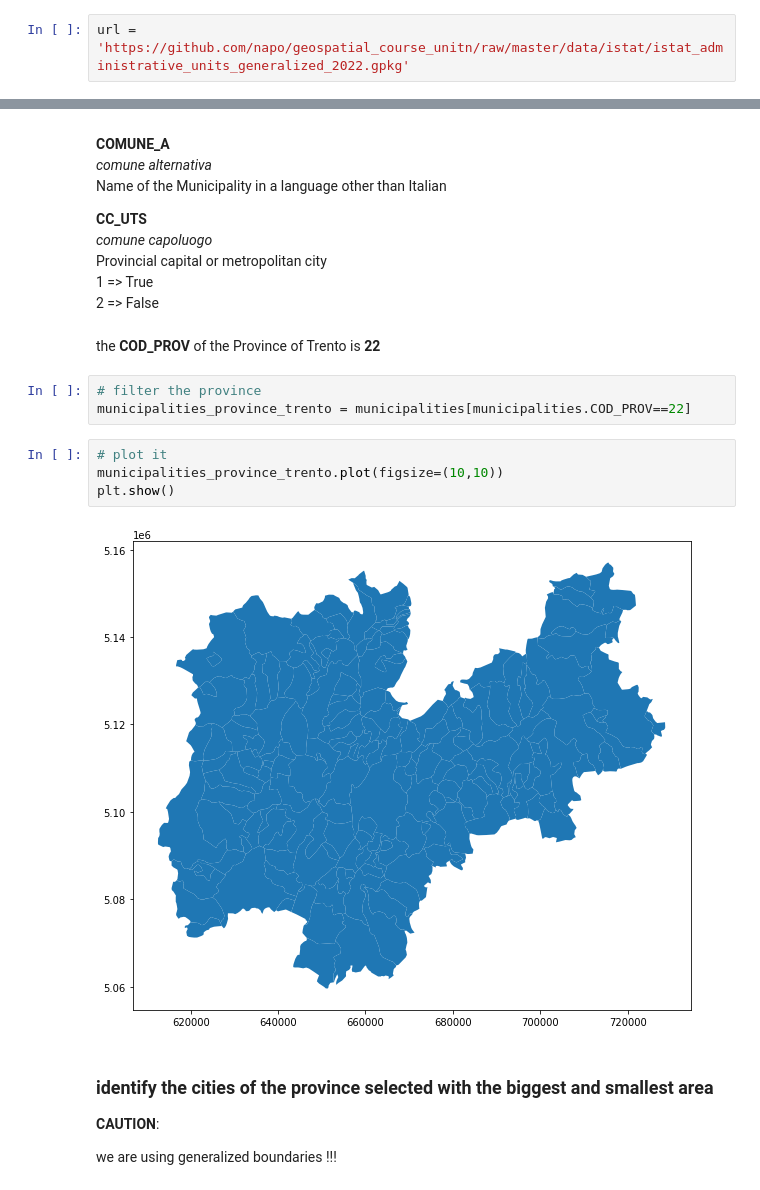
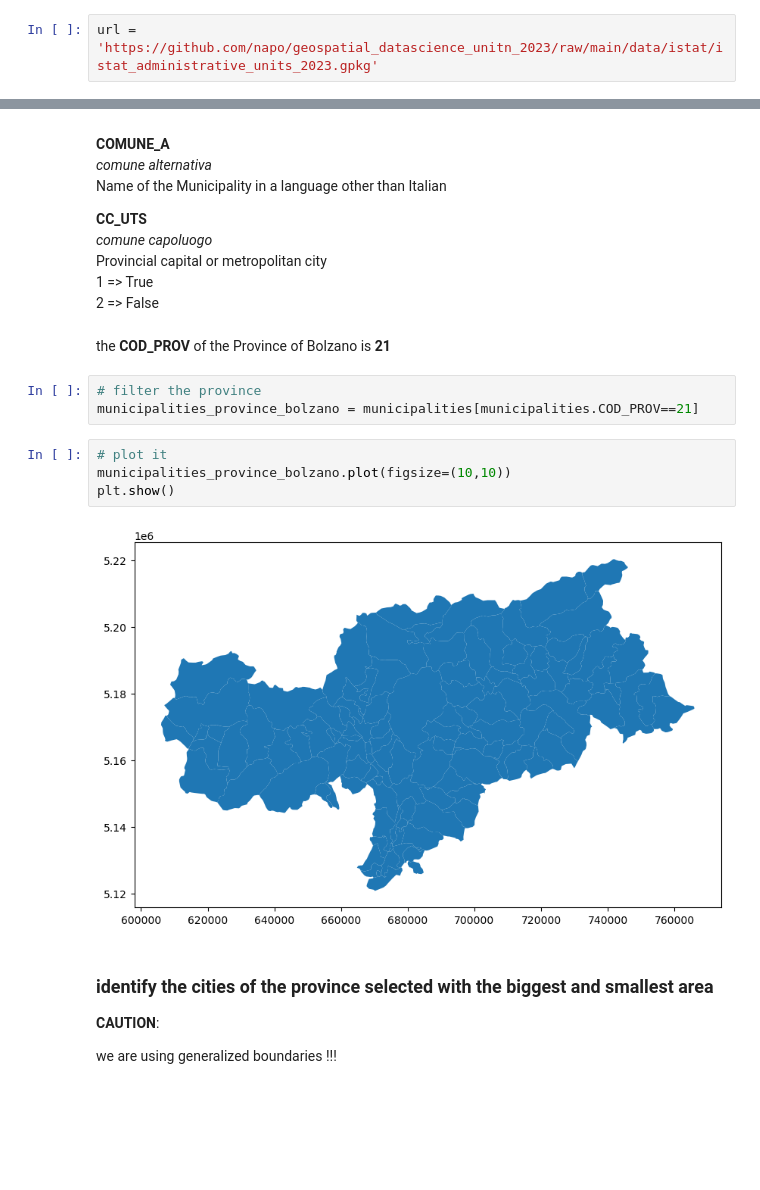
Before and after one commit to napo/geospatial_datascience_unitn_2023, a Jupyter notebook: code/solutions/01_gis_introduction._and_vector_data.ipynb, the cells around one changed output, grey strips where cells are left out. Saved outputs shown, nothing was run; the diff lists cells and outputs as text; blank space fills up the shorter version.

```diff
--- a/code/solutions/01_gis_introduction._and_vector_data.ipynb
+++ b/code/solutions/01_gis_introduction._and_vector_data.ipynb
@@ -60,4 +57,4 @@ In the course material a geopackage file is available with all the shapefiles of
 directory "data"
 # %%
-url = 'https://github.com/napo/geospatial_course_unitn/raw/master/data/istat/istat_administrative_units_generalized_2022.gpkg'
+url = 'https://github.com/napo/geospatial_datascience_unitn_2023/raw/main/data/istat/istat_administrative_units_2023.gpkg'
 # %%
@@ -338,16 +332,16 @@ Provincial capital or metropolitan city<br/>
 1 => True<br/>
 2 => False
 # %% [markdown]
-the **COD_PROV** of the Province of Trento is **22**
+the **COD_PROV** of the Province of Bolzano is **21**
 # %%
 # filter the province
-municipalities_province_trento = municipalities[municipalities.COD_PROV==22]
+municipalities_province_bolzano = municipalities[municipalities.COD_PROV==21]
 # %%
 # plot it
-municipalities_province_trento.plot(figsize=(10,10))
+municipalities_province_bolzano.plot(figsize=(10,10))
 plt.show()
 # %% [output]
-[figure, old version]
+[figure, new version]
 # %% [markdown]
 ### identify the cities of the province selected with the biggest and smallest area
 
```
Also changed, not shown: parts of 99 cells of this notebook.
